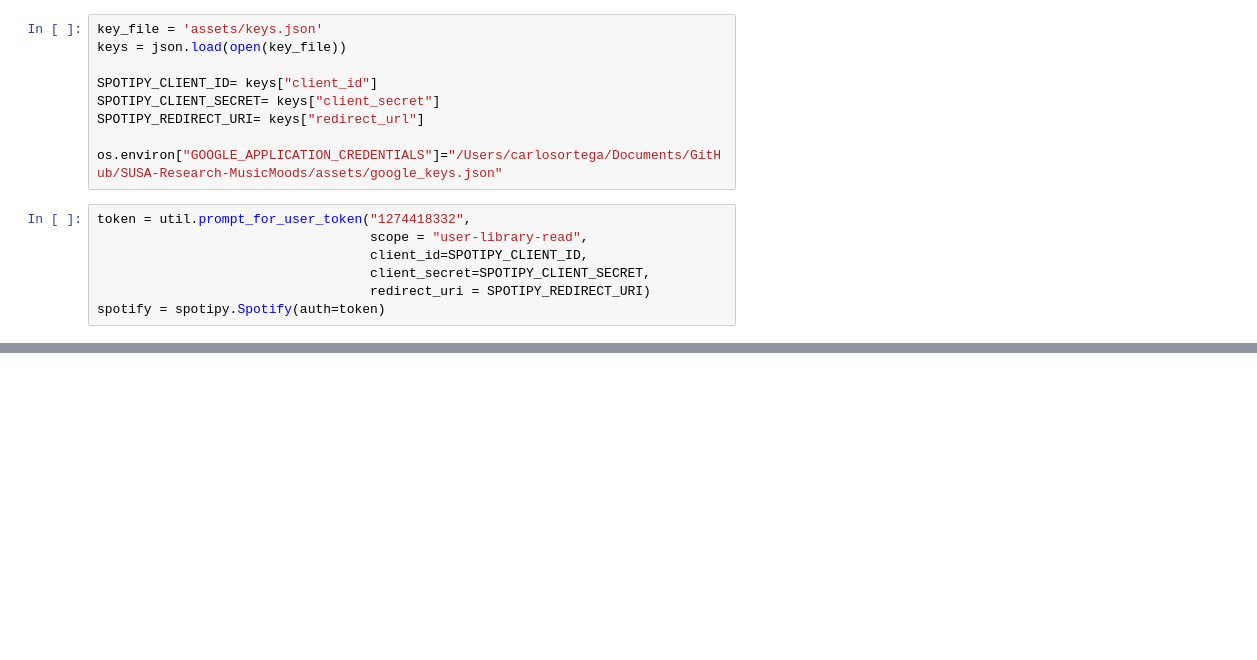
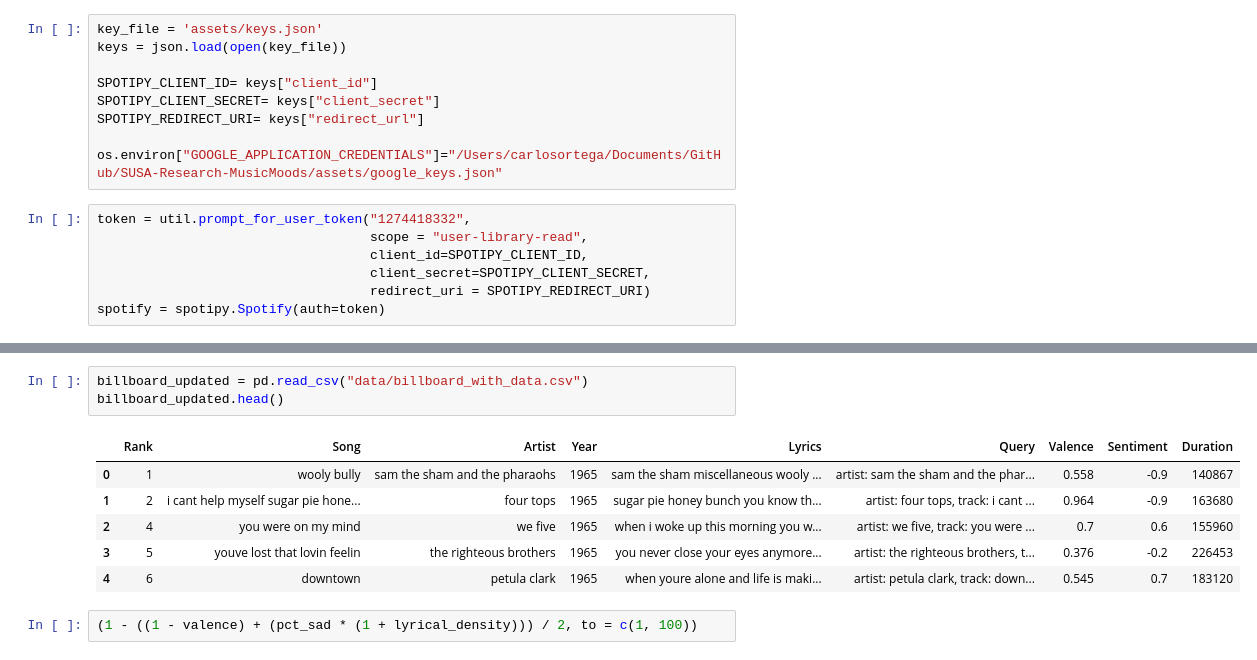
Before and after one commit to SoyCarlos/SUSA-Research-MusicMoods, a Jupyter notebook: SUSA_Music_Moods.ipynb, the cells around one changed output, grey strips where cells are left out. Cells and saved outputs as stored; diff of their text form; blank space fills up the shorter version.

```diff
--- a/SUSA_Music_Moods.ipynb
+++ b/SUSA_Music_Moods.ipynb
@@ -127,0 +118,12 @@ billboard_updated.head()
+# %%
+billboard_updated = pd.read_csv("data/billboard_with_data.csv")
+billboard_updated.head()
+# %% [output]
+|  | Rank | Song | Artist | Year | Lyrics | Query | Valence | Sentiment | Duration |
+| 0 | 1 | wooly bully | sam the sham and the pharaohs | 1965 | sam the sham miscellaneous wooly ... | artist: sam the sham and the phar... | 0.558 | -0.9 | 140867 |
+| 1 | 2 | i cant help myself sugar pie hone... | four tops | 1965 | sugar pie honey bunch you know th... | artist: four tops, track: i cant ... | 0.964 | -0.9 | 163680 |
+| 2 | 4 | you were on my mind | we five | 1965 | when i woke up this morning you w... | artist: we five, track: you were ... | 0.7 | 0.6 | 155960 |
+| 3 | 5 | youve lost that lovin feelin | the righteous brothers | 1965 | you never close your eyes anymore... | artist: the righteous brothers, t... | 0.376 | -0.2 | 226453 |
+| 4 | 6 | downtown | petula clark | 1965 | when youre alone and life is maki... | artist: petula clark, track: down... | 0.545 | 0.7 | 183120 |
+# %%
+(1 - ((1 - valence) + (pct_sad * (1 + lyrical_density))) / 2, to = c(1, 100))
```
Also changed, not shown: parts of 19 cells of this notebook, 1 other file.
